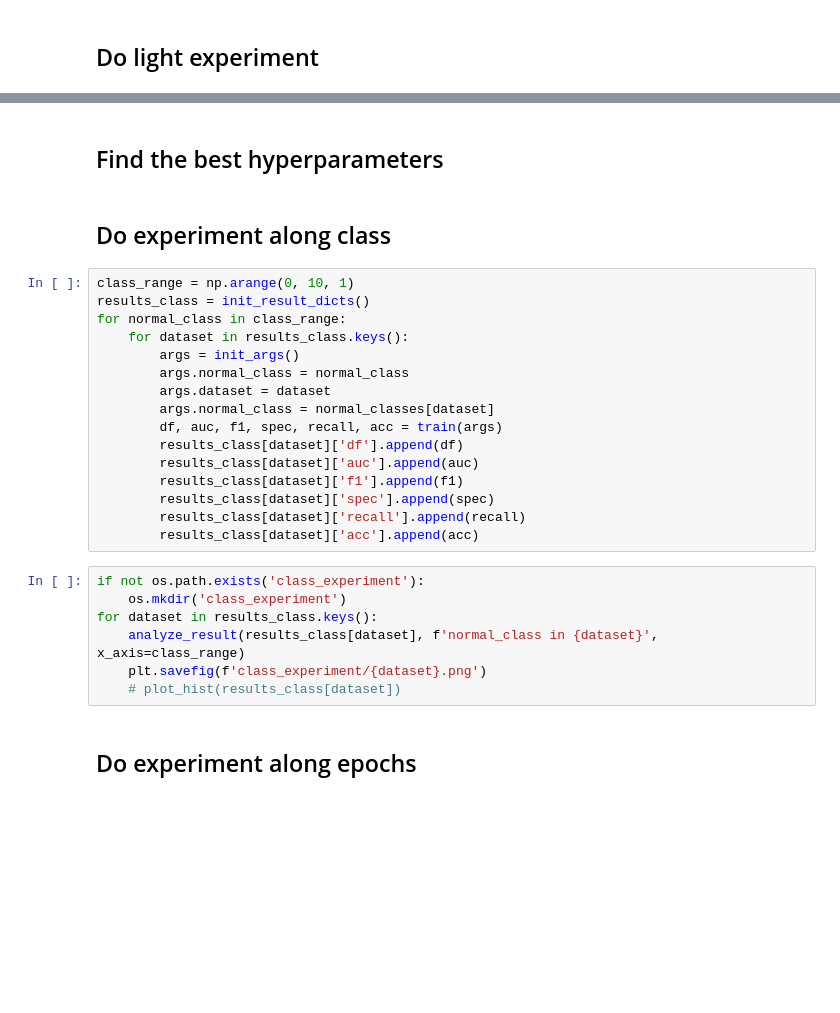
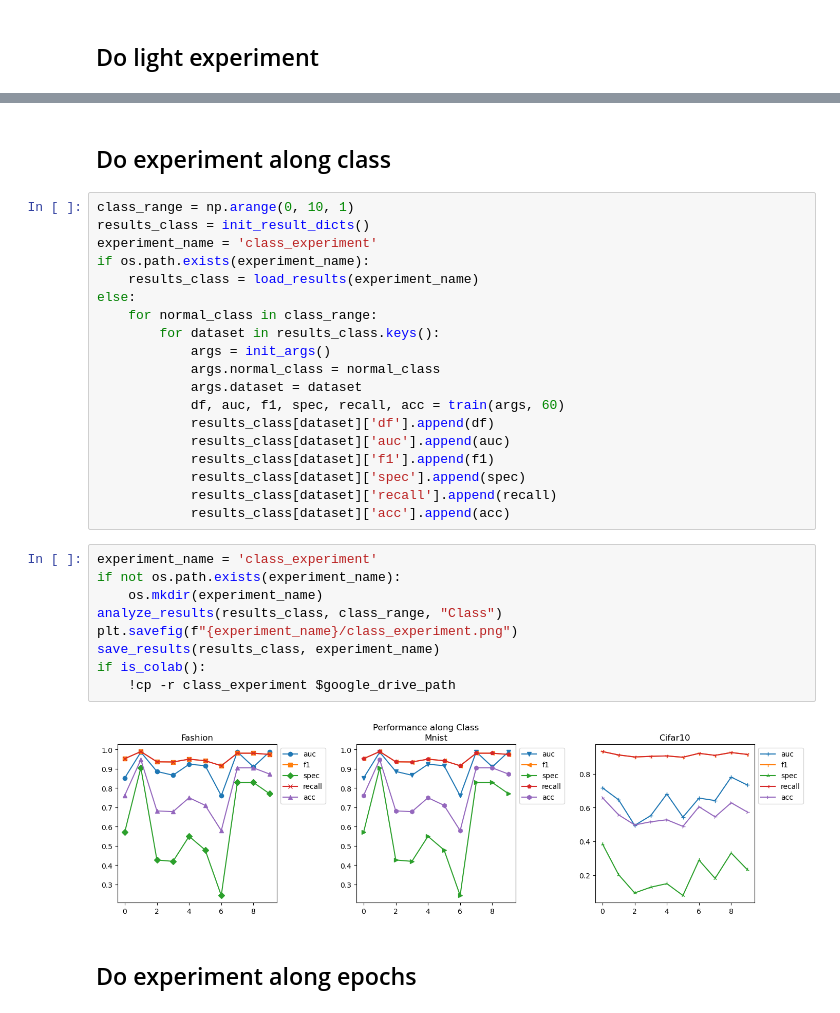
Before and after one commit to SoulMind01/FewShot-demo, a Jupyter notebook: experiment.ipynb, the cells around one changed output, grey strips where cells are left out. Saved outputs shown, nothing was run; the diff lists cells and outputs as text; blank space fills up the shorter version.

```diff
--- a/experiment.ipynb
+++ b/experiment.ipynb
@@ -88,30 +128,35 @@ auc: 0.6025, f1: 0.9180, spec: 0.1429, recall: 0.9032, acc: 0.5230
-# %% [markdown]
-## Find the best hyperparameters
 # %% [markdown]
 ## Do experiment along class
 # %%
 class_range = np.arange(0, 10, 1)
 results_class = init_result_dicts()
-for normal_class in class_range:
-    for dataset in results_class.keys():
-        args = init_args()
-        args.normal_class = normal_class
-        args.dataset = dataset
-        args.normal_class = normal_classes[dataset]
-        df, auc, f1, spec, recall, acc = train(args)
-        results_class[dataset]['df'].append(df)
-        results_class[dataset]['auc'].append(auc)
-        results_class[dataset]['f1'].append(f1)
-        results_class[dataset]['spec'].append(spec)
-        results_class[dataset]['recall'].append(recall)
-        results_class[dataset]['acc'].append(acc)
+experiment_name = 'class_experiment'
+if os.path.exists(experiment_name):
+    results_class = load_results(experiment_name)
+else:
+    for normal_class in class_range:
+        for dataset in results_class.keys():
+            args = init_args()
+            args.normal_class = normal_class
+            args.dataset = dataset
+            df, auc, f1, spec, recall, acc = train(args, 60)
+            results_class[dataset]['df'].append(df)
+            results_class[dataset]['auc'].append(auc)
+            results_class[dataset]['f1'].append(f1)
+            results_class[dataset]['spec'].append(spec)
+            results_class[dataset]['recall'].append(recall)
+            results_class[dataset]['acc'].append(acc)
 # %%
-if not os.path.exists('class_experiment'):
-    os.mkdir('class_experiment')
-for dataset in results_class.keys():
-    analyze_result(results_class[dataset], f'normal_class in {dataset}', x_axis=class_range)
-    plt.savefig(f'class_experiment/{dataset}.png')
-    # plot_hist(results_class[dataset])
+experiment_name = 'class_experiment'
+if not os.path.exists(experiment_name):
+    os.mkdir(experiment_name)
+analyze_results(results_class, class_range, "Class")
+plt.savefig(f"{experiment_name}/class_experiment.png")
+save_results(results_class, experiment_name)
+if is_colab():
+    !cp -r class_experiment $google_drive_path
+# %% [output]
+[figure, added]
 # %% [markdown]
 ## Do experiment along epochs
 # %%
```
Also changed, not shown: parts of 29 cells of this notebook, 4 other files.
